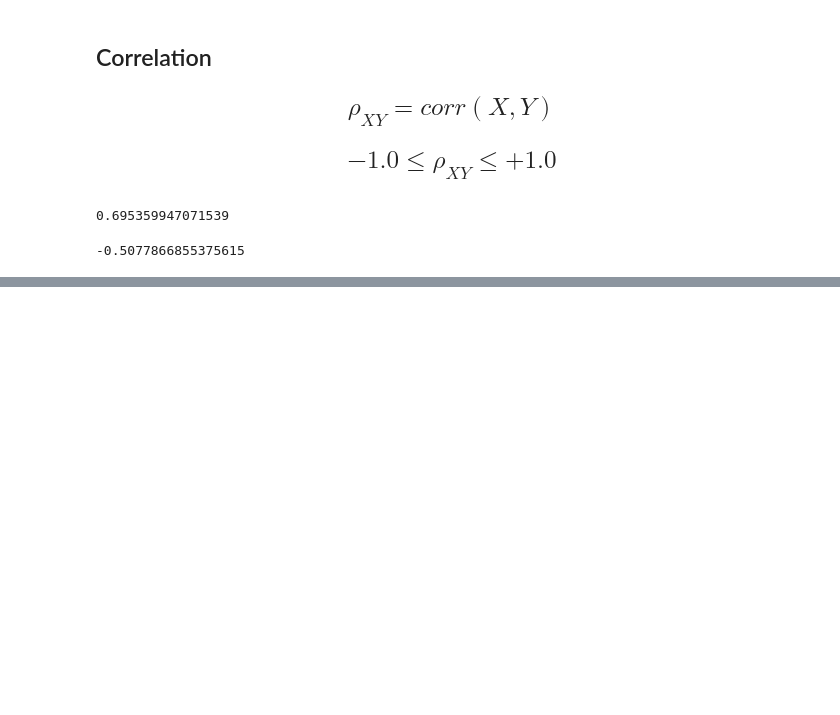
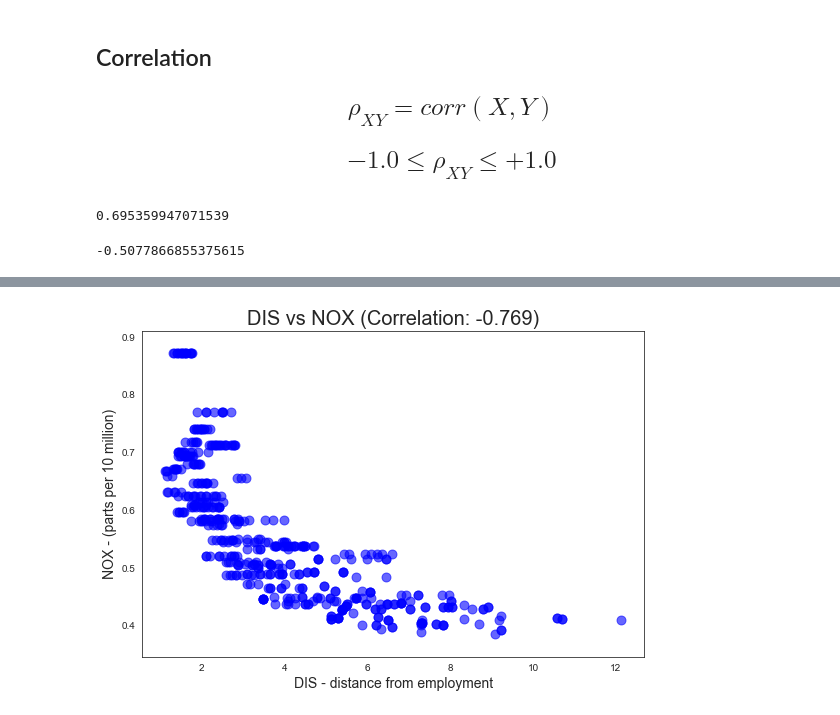
Before and after one commit to BrianAKass/Machine-Learning-Projects, a Jupyter notebook: 04 Multivariate Regression.ipynb, the cells around one changed output, grey strips where cells are left out. Cells and saved outputs as stored; diff of their text form; code cells hidden in the pictures; blank space fills up the shorter version.

```diff
--- a/04 Multivariate Regression.ipynb
+++ b/04 Multivariate Regression.ipynb
@@ -426,0 +457,11 @@ data.corr() # Pearson Correlation Coefficients
+# %%
+nox_dis_cor = round(data['NOX'].corr(data['DIS']),3)
+
+plt.figure(figsize=(9,6))
+plt.scatter(data['DIS'], data['NOX'], color ='blue', s=80, alpha =0.6)
+plt.title(f'DIS vs NOX (Correlation: {nox_dis_cor})', fontsize=20)
+plt.xlabel('DIS - distance from employment', fontsize=14)
+plt.ylabel('NOX - (parts per 10 million)', fontsize=14)
+plt.show()
+# %% [output]
+[figure, added]
```
Also changed, not shown: parts of 10 cells of this notebook.
